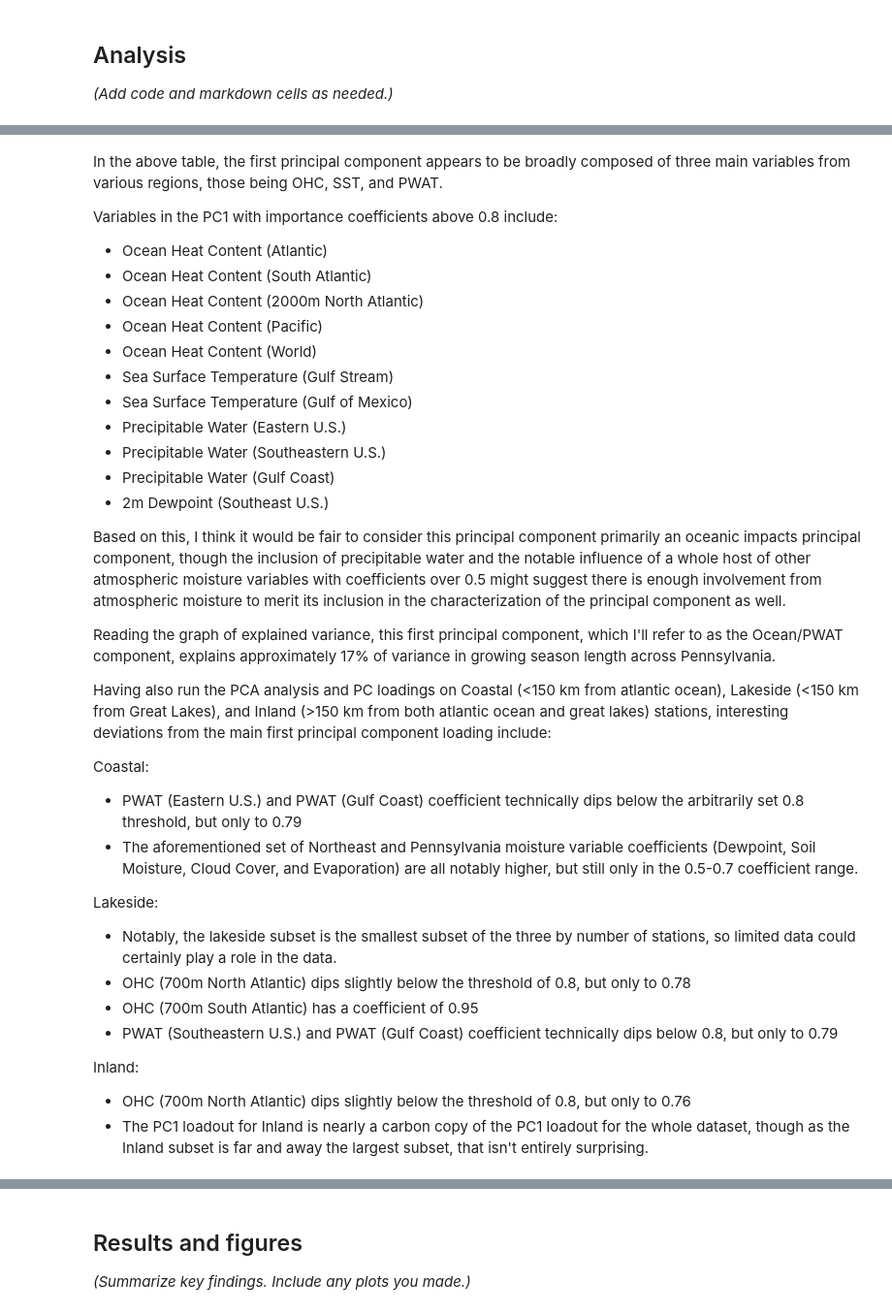
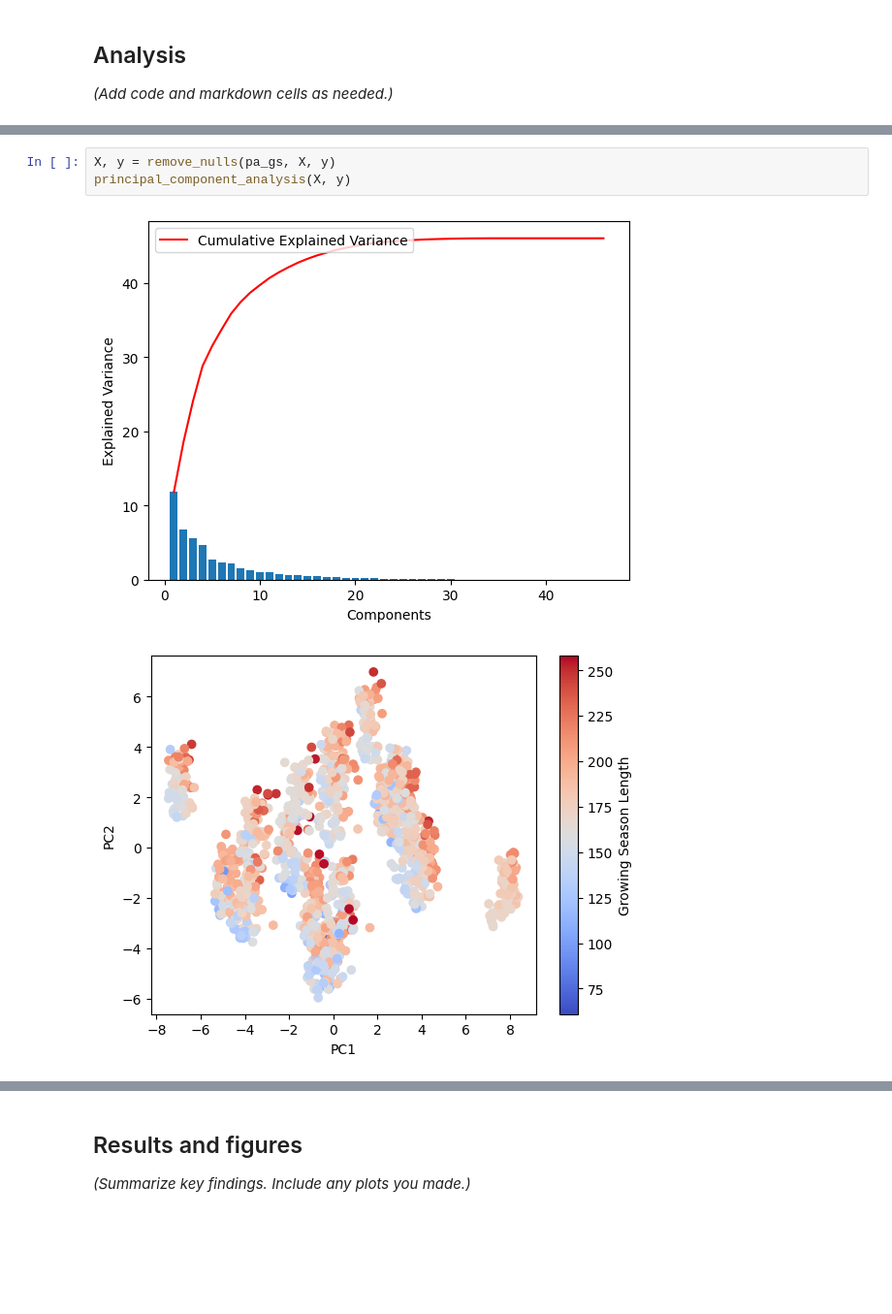
Before and after one commit to samjbaugh/reu26, a Jupyter notebook: reports/Week3Report.ipynb, the cells around one changed output, grey strips where cells are left out. Shown at 97% size. Drawn from its saved outputs; the diff is of its cells as text; blank space fills up the shorter version.

```diff
--- a/reports/Week3Report.ipynb
+++ b/reports/Week3Report.ipynb
@@ -112,35 +213,6 @@ principal_component_analysis(X, y)
-# %% [markdown]
-In the above table, the first principal component appears to be broadly composed of three main variables from various regions, those being OHC, SST, and PWAT.
-
-Variables in the PC1 with importance coefficients above 0.8 include:
-* Ocean Heat Content (Atlantic)
-* Ocean Heat Content (South Atlantic)
-* Ocean Heat Content (2000m North Atlantic)
-* Ocean Heat Content (Pacific)
-* Ocean Heat Content (World)
-* Sea Surface Temperature (Gulf Stream)
-* Sea Surface Temperature (Gulf of Mexico)
-* Precipitable Water (Eastern U.S.)
-* Precipitable Water (Southeastern U.S.)
-* Precipitable Water (Gulf Coast)
-* 2m Dewpoint (Southeast U.S.)
-
-Based on this, I think it would be fair to consider this principal component primarily an oceanic impacts principal component, though the inclusion of precipitable water and the notable influence of a whole host of other atmospheric moisture variables with coefficients over 0.5 might suggest there is enough involvement from atmospheric moisture to merit its inclusion in the characterization of the principal component as well.
-
-Reading the graph of explained variance, this first principal component, which I'll refer to as the Ocean/PWAT component, explains  approximately 17% of variance in growing season length across Pennsylvania.
-
-Having also run the PCA analysis and PC loadings on Coastal (<150 km from atlantic ocean), Lakeside (<150 km from Great Lakes), and Inland (>150 km from both atlantic ocean and great lakes) stations, interesting deviations from the main first principal component loading include:
-
-Coastal:
-* PWAT (Eastern U.S.) and PWAT (Gulf Coast) coefficient technically dips below the arbitrarily set 0.8 threshold, but only to 0.79
-* The aforementioned set of Northeast and Pennsylvania moisture variable coefficients (Dewpoint, Soil Moisture, Cloud Cover, and Evaporation) are all notably higher, but still only in the 0.5-0.7 coefficient range.
-
-Lakeside:
-* Notably, the lakeside subset is the smallest subset of the three by number of stations, so limited data could certainly play a role in the data.
-* OHC (700m North Atlantic) dips slightly below the threshold of 0.8, but only to 0.78
-* OHC (700m South Atlantic) has a coefficient of 0.95
-* PWAT (Southeastern U.S.) and PWAT (Gulf Coast) coefficient technically dips below 0.8, but only to 0.79
-
-Inland:
-* OHC (700m North Atlantic) dips slightly below the threshold of 0.8, but only to 0.76
-* The PC1 loadout for Inland is nearly a carbon copy of the PC1 loadout for the whole dataset, though as the Inland subset is far and away the largest subset, that isn't entirely surprising.
+# %%
+X, y = remove_nulls(pa_gs, X, y)
+principal_component_analysis(X, y)
+# %% [output]
+[figure, added]
+[figure, added]
```
Also changed, not shown: parts of 8 cells of this notebook, 9 other files.
